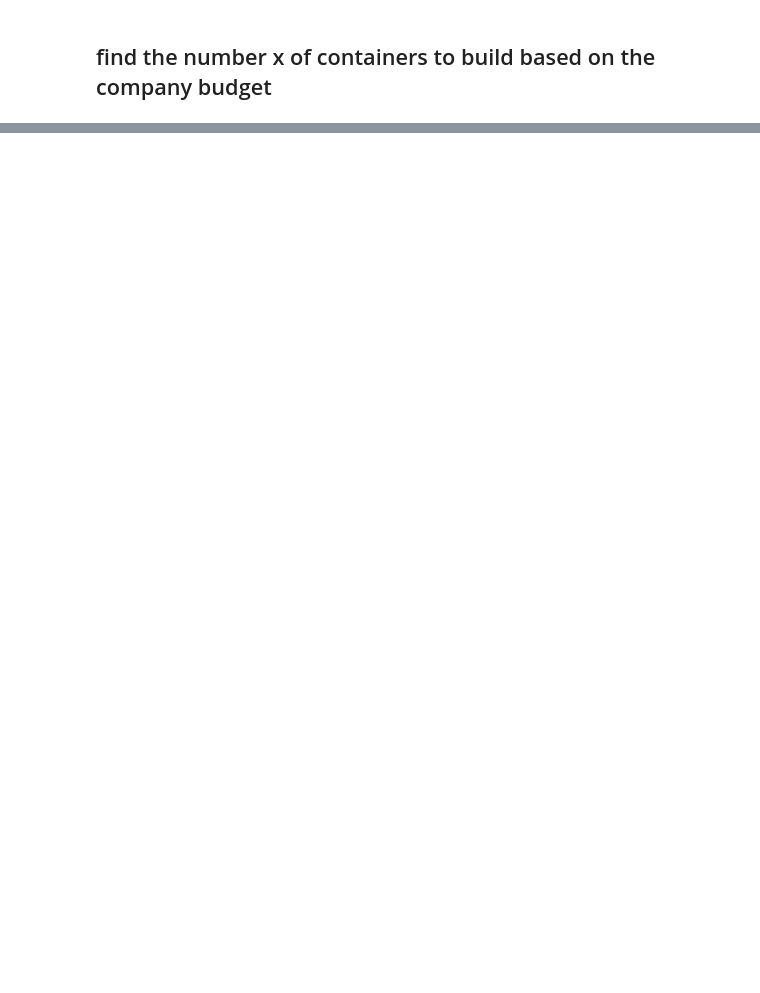
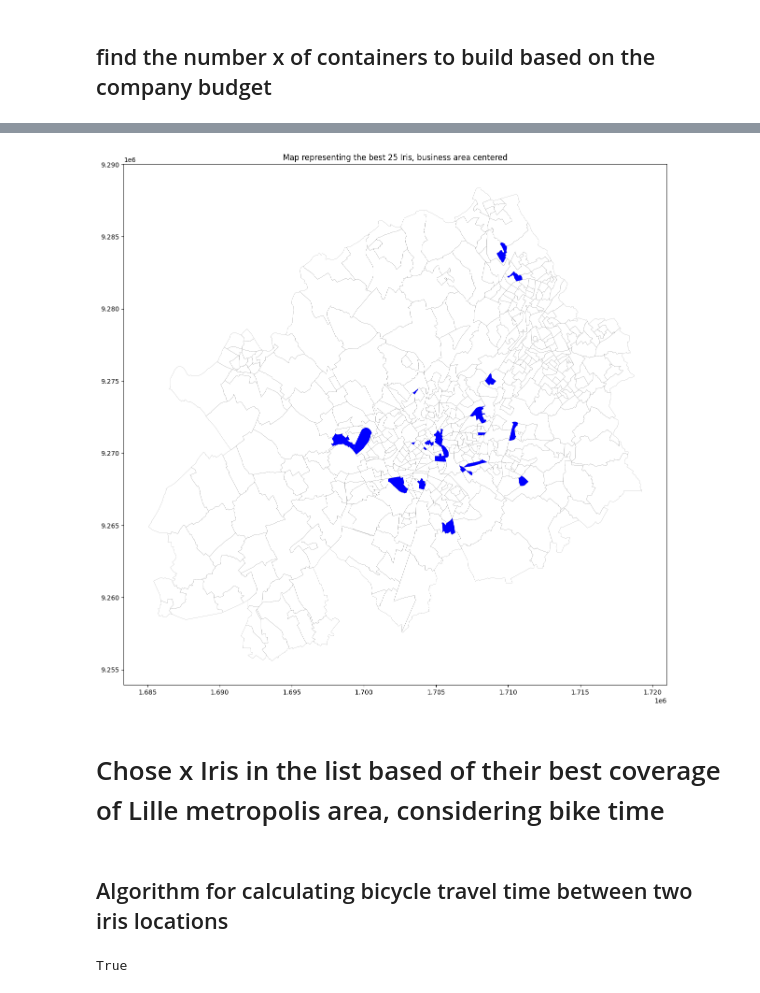
Before and after one commit to nvengeon/DataAnalysis, a Jupyter notebook: Data_aanalysis_Vengeon_李想_徐振毅.ipynb, the cells around one changed output, grey strips where cells are left out. Drawn from its saved outputs; the diff is of its cells as text; code cells hidden in the pictures; blank space fills up the shorter version.

```diff
--- a/Data_aanalysis_Vengeon_李想_徐振毅.ipynb
+++ b/Data_aanalysis_Vengeon_李想_徐振毅.ipynb
@@ -210,0 +200,2 @@ On considre que le budget est de 10 containeurs pour l'agglomeration de Lille
+# %%
+number_containers = 15
@@ -210,0 +233,32 @@ On considre que le budget est de 10 containeurs pour l'agglomeration de Lille
+# %%
+best_iris = IrisSelection.nlargest(number_containers + 10, 'final_score')
+# %%
+
+# Set up the colormap
+
+
+# Plot the GeoDataFrame with a gradient of color
+ax = lilleMetropolis.plot(color='white',edgecolor='black',linewidth=0.1,figsize=(15,15))
+
+best_iris.plot(ax=ax,color='blue',linewidth=0.1)
+
+
+# Add colorbar
+ax.set_title('Map representing the best 25 Iris, business area centered')
+
+plt.show()
+# %% [output]
+[figure, added]
+# %% [markdown]
+# Chose x Iris in the list based of their best coverage of Lille metropolis area, considering bike time
+# %% [markdown]
+## Algorithm for calculating bicycle travel time between two iris locations
+# %%
+dfe_bike = dfe[dfe['bicycle']>0].copy(deep=True)
+dfe_bike = dfe_bike.dropna()
+dfe_bike = dfe_bike[~(dfe_bike.is_empty | dfe_bike.geometry.isna())]
+dfe_bike = dfe_bike.reset_index(drop=True)
+dfe_bike.to_crs(3950)
+True
+# %% [output]
+True
```
Also changed, not shown: parts of 11 cells of this notebook.
